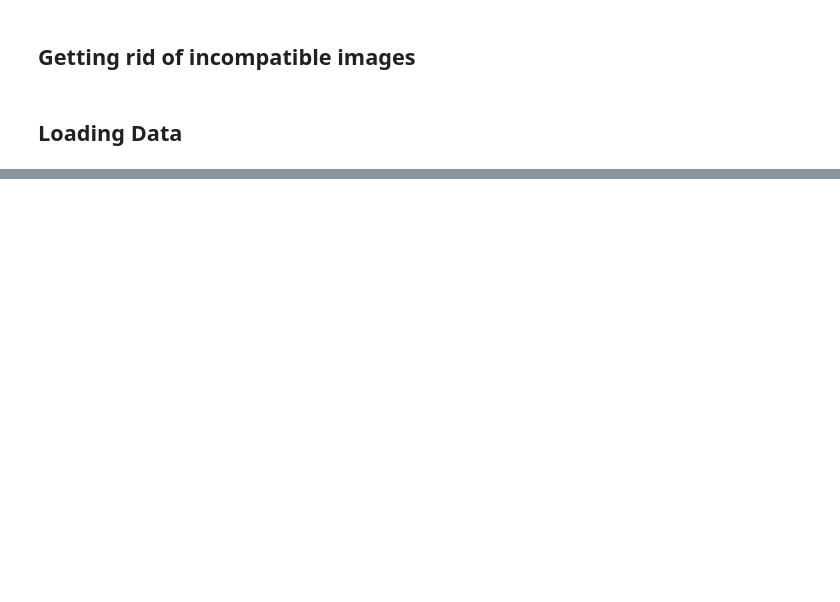
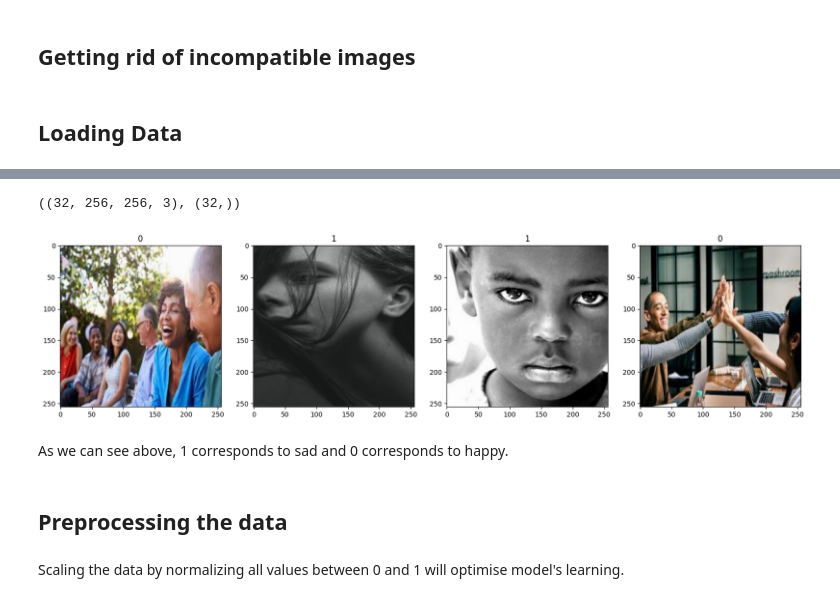
Before and after one commit to pratikp26/Sentiment-Classification-From-Face-Images-Using-CNNs, a Jupyter notebook: SentimentClassification.ipynb, the cells around one changed output, grey strips where cells are left out. Cells and saved outputs as stored; diff of their text form; code cells hidden in the pictures; blank space fills up the shorter version.

Commit message:
Completed. Model saved.

```diff
--- a/SentimentClassification.ipynb
+++ b/SentimentClassification.ipynb
@@ -39,0 +42,25 @@ To enable them in other operations, rebuild TensorFlow with the appropriate comp
+# %%
+#Creating a numpy iterator from the dataset
+dataIterator = data.as_numpy_iterator()
+# %%
+#Getting batches of 32 datapoints using the iterator
+batch = dataIterator.next()
+# %%
+#Each batch has an array of datapoints(images) and their respective class labels
+batch[0].shape, batch[1].shape
+# %% [output]
+((32, 256, 256, 3), (32,))
+# %%
+#Making sample plots from the batch of data to check which label corresponds to which class
+fig, ax = plt.subplots(nrows=1, ncols=4, figsize=(20,20))
+for idx, img in enumerate(batch[0][:4]):
+    ax[idx].imshow(img.astype(int))
+    ax[idx].title.set_text(batch[1][idx])
+# %% [output]
+[figure, added]
+# %% [markdown]
+As we can see above, 1 corresponds to sad and 0 corresponds to happy.
+# %% [markdown]
+## Preprocessing the data
+# %% [markdown]
+Scaling the data by normalizing all values between 0 and 1 will optimise model's learning.
```
Also changed, not shown: parts of 34 cells of this notebook, 7 other files.
